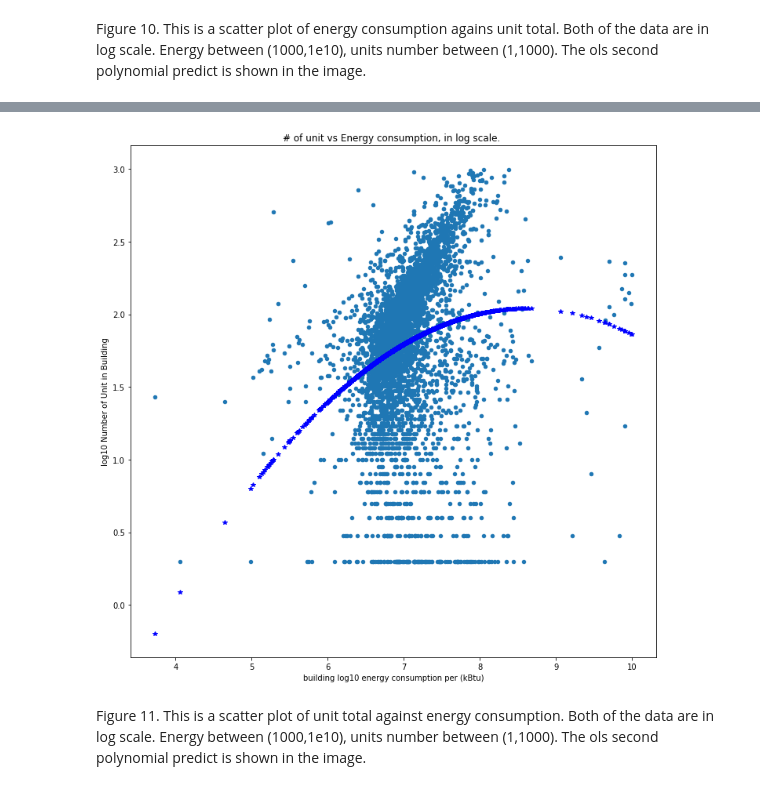
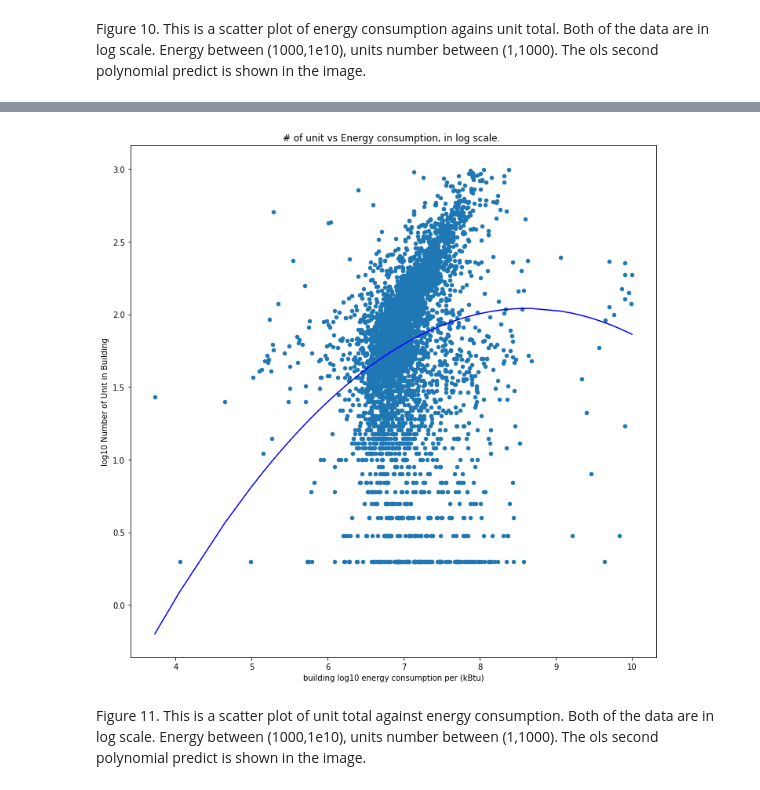
Before and after one commit to yunhecui/PUI2018_yc3420, a Jupyter notebook: HW10_yc3420/Assignment2_yc3420.ipynb, the cells around one changed output, grey strips where cells are left out. Saved outputs shown, nothing was run; the diff lists cells and outputs as text; code cells hidden in the pictures.

```diff
--- a/HW10_yc3420/Assignment2_yc3420.ipynb
+++ b/HW10_yc3420/Assignment2_yc3420.ipynb
@@ -616,15 +621,15 @@ strong multicollinearity or other numerical problems.
 # %%
 m9 = bblnrgdataCut.plot( y = 'logarea', x = 'lognrg', kind = 'scatter', \
                         figsize = (12,12))
 m9.set_title("# of unit vs Energy consumption, in log scale. ")
 m9.set_ylabel("log10 Number of Unit in Building")
 m9.set_xlabel("building log10 energy consumption per (kBtu)")
 
 #the fit
-plt.plot(bblnrgdataCut['lognrg'], sec_fit_1.predict(),'b*')
+plt.plot(bblnrgdataCut['lognrg'], sec_fit_1.predict(),'b')
 plt.show()
 # %% [output]
-[figure, old version]
+[figure, new version]
 # %% [markdown]
 Figure 11. This is a scatter plot of unit total against energy consumption. Both of the data are in log scale. Energy between (1000,1e10), units number between (1,1000). The ols second polynomial predict is shown in the image.
 # %% [markdown]
```
Also changed, not shown: parts of 13 cells of this notebook.
